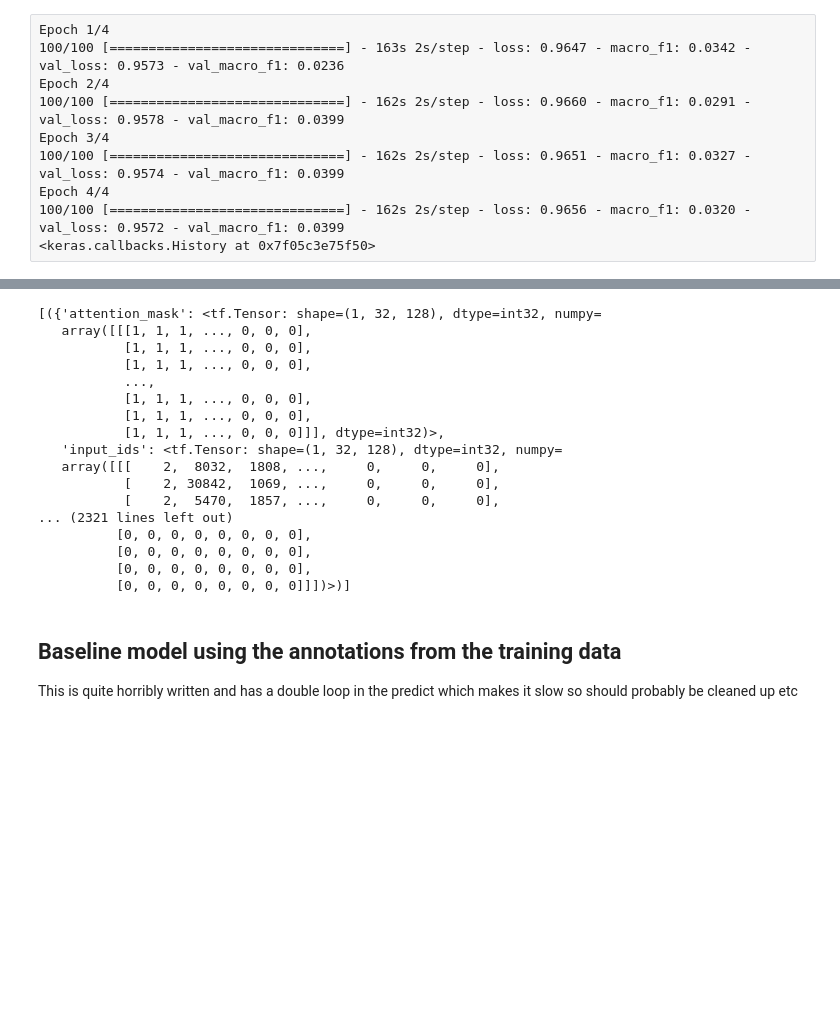
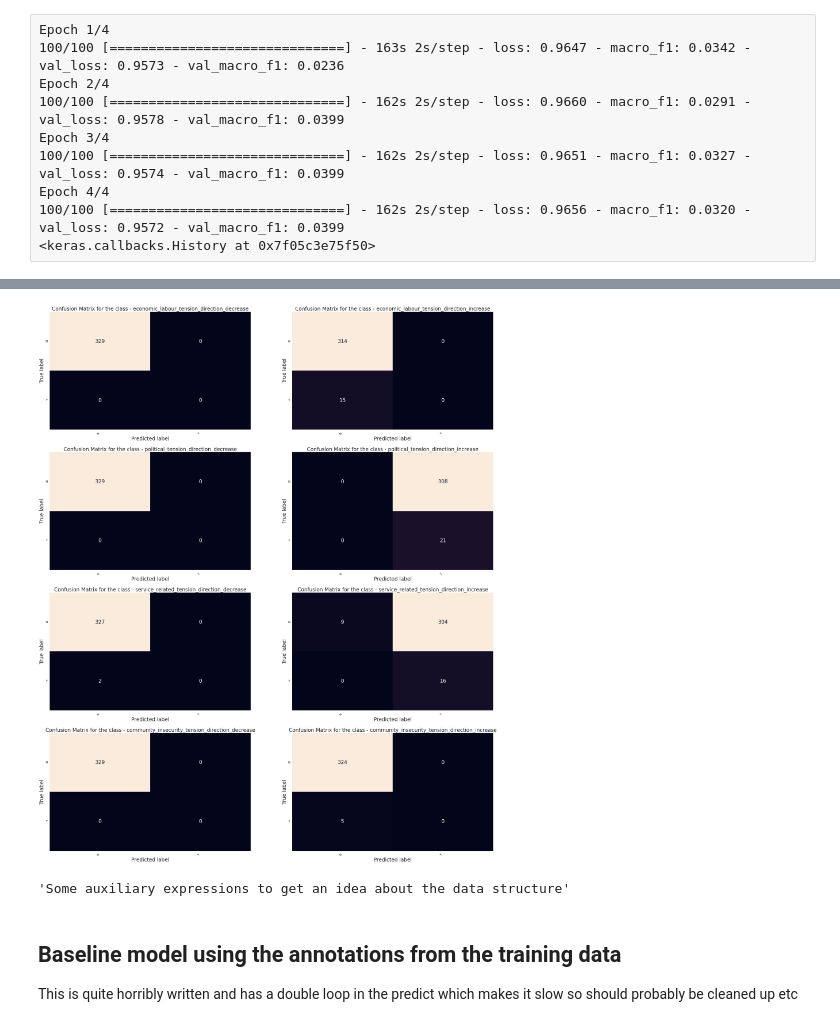
Before and after one commit to EvgenyGorelov/CorrelAid-Development-of-air-pollution-in-Hamburg, a Jupyter notebook: correlaid_challenge_bremenxhh.ipynb, the cells around one changed output, grey strips where cells are left out. Cells and saved outputs as stored; diff of their text form; code cells hidden in the pictures; blank space fills up the shorter version.

Commit message:
Confusion Matrix and scores added

```diff
--- a/correlaid_challenge_bremenxhh.ipynb
+++ b/correlaid_challenge_bremenxhh.ipynb
@@ -340,7 +346,7 @@ def macro_soft_f1(y, y_hat):
     return macro_cost
 # %%
 @tf.function
-def macro_f1(y, y_hat, thresh=0.5):
+def macro_f1(y, y_hat, thresh=0.2):
     """Compute the macro F1-score on a batch of observations (average F1 across labels)
 
     Args:
@@ -401,0 +420,16 @@ Epoch 4/4
+# %%
+my_threshold = 0.2  # hard-coded threshold !!!!!!!!!!!!!!!!
+
+y_pred = []
+for sample in predictions.numpy():
+    y_pred.append([1 if i >= my_threshold else 0 for i in sample ])
+
+y_pred = np.array(y_pred)
+#y_pred[8]
+#predictions.numpy()[8]
+
+#df_predictions = pd.DataFrame(predictions.numpy())
+
+#df_predictions
+#y_true[8]
+confusion_matrix = multilabel_confusion_matrix(y_true, y_pred)
@@ -402,26 +455,39 @@ Epoch 4/4
+# %%
+def print_confusion_matrix(confusion_matrix, axes, class_label, class_names, fontsize=14):
+
+    df_cm = pd.DataFrame(
+        confusion_matrix, index=class_names, columns=class_names,
+    )
+
+    try:
+        heatmap = sns.heatmap(df_cm, annot=True, fmt="d", cbar=False, ax=axes)
+    except ValueError:
+        raise ValueError("Confusion matrix values must be integers.")
+    heatmap.yaxis.set_ticklabels(heatmap.yaxis.get_ticklabels(), rotation=0, ha='right', fontsize=fontsize)
+    heatmap.xaxis.set_ticklabels(heatmap.xaxis.get_ticklabels(), rotation=45, ha='right', fontsize=fontsize)
+    axes.set_ylabel('True label')
+    axes.set_xlabel('Predicted label')
+    axes.set_title("Confusion Matrix for the class - " + class_label)
+# %%
+"""Visualization of multilabel confusion matrix"""
+
+fig, ax = plt.subplots(4, 2, figsize=(32, 37))
+
+for axes, cfs_matrix, label in zip(ax.flatten(), confusion_matrix, LABEL_COLUMNS):
+    print_confusion_matrix(cfs_matrix, axes, label, ["N", "Y"])
+
+fig.tight_layout()
+plt.show()
+# %% [output]
+[figure, added]
 # %%
+"""Some auxiliary expressions to get an idea about the data structure"""
 #df_train
-list(train_data.batch(1, drop_remainder=True))
+#list(train_data.batch(1, drop_remainder=True))
 #train_input_examples
 #train_input_examples[1]
 # %% [output]
-[({'attention_mask': <tf.Tensor: shape=(1, 32, 128), dtype=int32, numpy=
-   array([[[1, 1, 1, ..., 0, 0, 0],
-           [1, 1, 1, ..., 0, 0, 0],
-           [1, 1, 1, ..., 0, 0, 0],
-           ...,
-           [1, 1, 1, ..., 0, 0, 0],
-           [1, 1, 1, ..., 0, 0, 0],
-           [1, 1, 1, ..., 0, 0, 0]]], dtype=int32)>,
-   'input_ids': <tf.Tensor: shape=(1, 32, 128), dtype=int32, numpy=
-   array([[[    2,  8032,  1808, ...,     0,     0,     0],
-           [    2, 30842,  1069, ...,     0,     0,     0],
-           [    2,  5470,  1857, ...,     0,     0,     0],
-... (2321 lines left out)
-          [0, 0, 0, 0, 0, 0, 0, 0],
-          [0, 0, 0, 0, 0, 0, 0, 0],
-          [0, 0, 0, 0, 0, 0, 0, 0],
-          [0, 0, 0, 0, 0, 0, 0, 0]]])>)]
+'Some auxiliary expressions to get an idea about the data structure'
 # %% [markdown]
 ## Baseline model using the annotations from the training data
 
```
Also changed, not shown: parts of 7 cells of this notebook.
